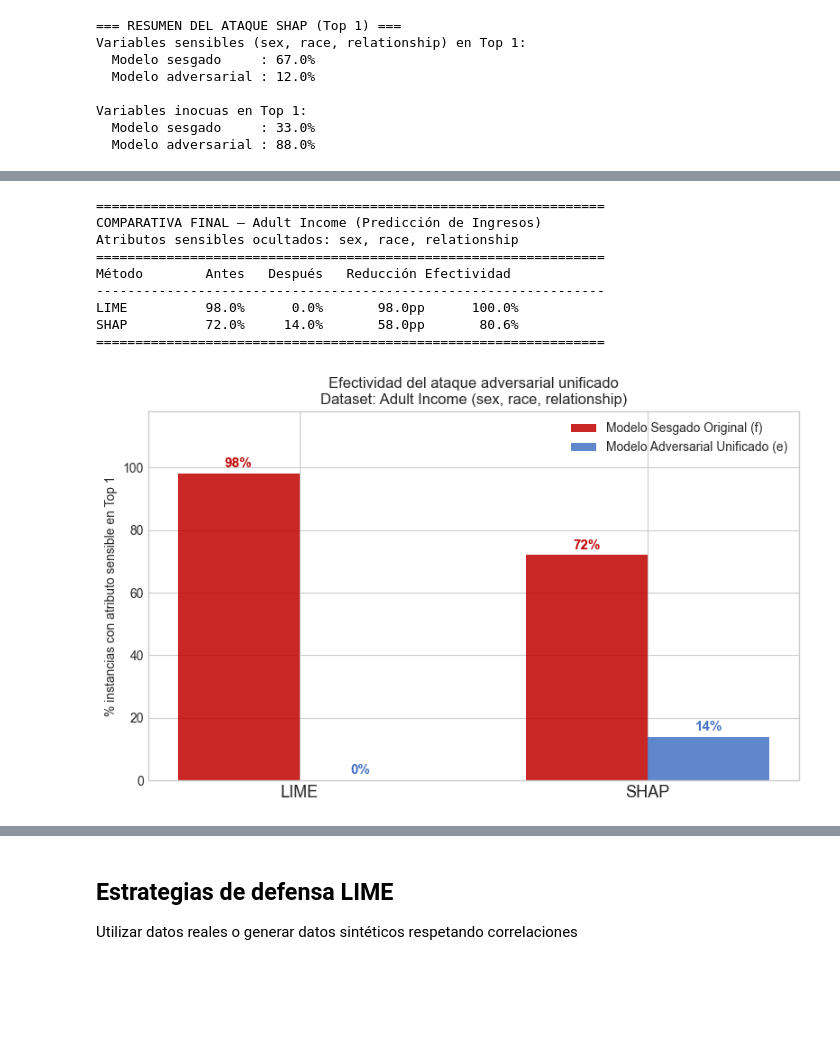
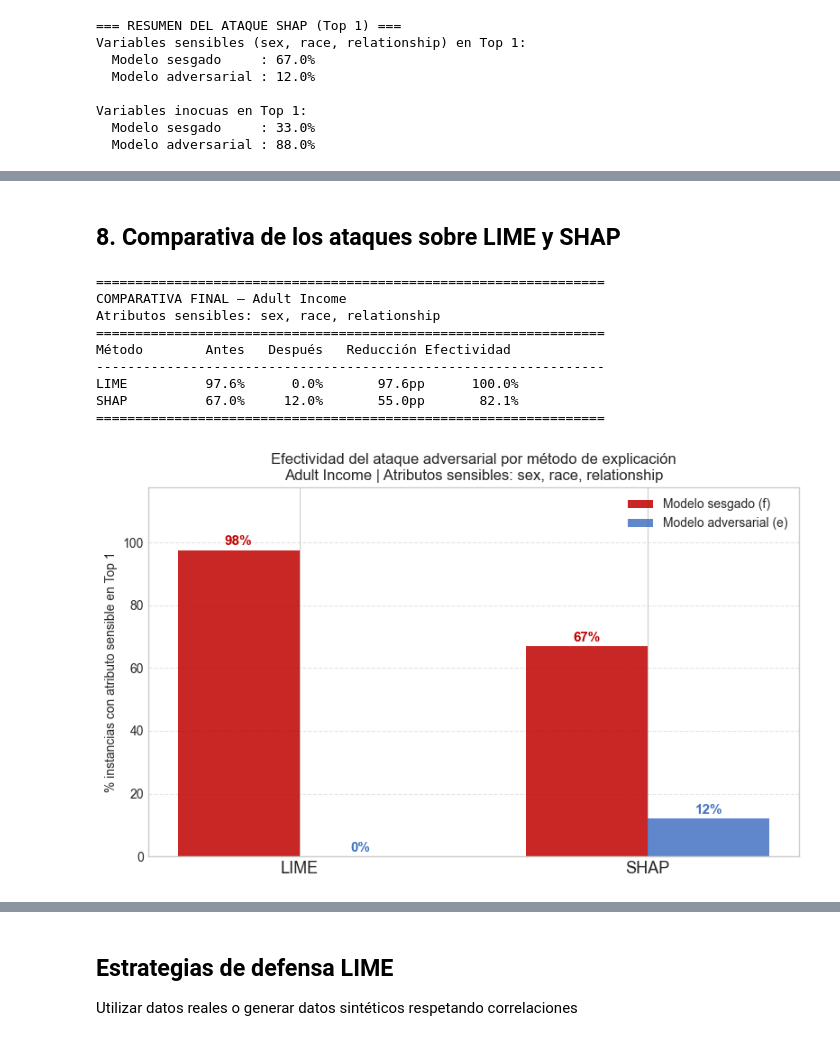
Before and after one commit to pfolgueira/proyecto-xia, a Jupyter notebook: adult_income.ipynb, the cells around one changed output, grey strips where cells are left out. Drawn from its saved outputs; the diff is of its cells as text; code cells hidden in the pictures; blank space fills up the shorter version.

```diff
--- a/adult_income.ipynb
+++ b/adult_income.ipynb
@@ -1148,63 +1115,62 @@ distintos, lo que refuerza la generalidad de sus conclusiones.
+# %% [markdown]
+## 8. Comparativa de los ataques sobre LIME y SHAP
 # %%
-# 1. Recopilar métricas (agrupando sex, race y relationship en el Top 1)
-# Utilizamos los diccionarios de estadísticas calculados en los pasos anteriores
+# ── Métricas comparativas ──────────────────────────────────────────────────
 lime_f = sumar_sensibles(stats_f_multi, 0)
 lime_e = sumar_sensibles(stats_e_multi, 0)
-shap_f = sumar_sensibles(stats_f_shap, 0)
-shap_e = sumar_sensibles(stats_e_shap, 0)
+shap_f = sumar_sensibles(stats_f_shap,  0)
+shap_e = sumar_sensibles(stats_e_shap,  0)
 
 print("="*65)
-print("COMPARATIVA FINAL — Adult Income (Predicción de Ingresos)")
-print("Atributos sensibles ocultados: sex, race, relationship")
+print("COMPARATIVA FINAL — Adult Income")
+print("Atributos sensibles: sex, race, relationship")
 print("="*65)
 print(f"{'Método':<10} {'Antes':>8} {'Después':>9} {'Reducción':>11} {'Efectividad'}")
 print("-"*65)
-
-# Iteramos solo sobre LIME y SHAP
-for name, before, after in [
-    ('LIME', lime_f, lime_e),
-    ('SHAP', shap_f, shap_e),
-]:
+for name, before, after in [('LIME', lime_f, lime_e), ('SHAP', shap_f, shap_e)]:
     red = before - after
     eff = red / before * 100 if before > 0 else 0
     print(f"{name:<10} {before:>7.1f}% {after:>8.1f}% {red:>10.1f}pp {eff:>10.1f}%")
 print("="*65)
 
-# 2. Gráfico resumen
+
+# ── Visualización ──────────────────────────────────────────────────────────
 fig, ax = plt.subplots(figsize=(8, 5))
-methods = ['LIME', 'SHAP']
+methods     = ['LIME', 'SHAP']
 before_vals = [lime_f, shap_f]
 after_vals  = [lime_e, shap_e]
+x, w        = np.arange(2), 0.35
 
-x = np.arange(len(methods))
-ancho_barra = 0.35
-
-ax.bar(x - ancho_barra/2, before_vals, ancho_barra, label='Modelo Sesgado Original (f)', color='#C00000', alpha=0.85)
-ax.bar(x + ancho_barra/2, after_vals,  ancho_barra, label='Modelo Adversarial Unificado (e)', color='#4472C4', alpha=0.85)
+ax.bar(x - w/2, before_vals, w, label='Modelo sesgado (f)',     color='#C00000', alpha=0.85)
+ax.bar(x + w/2, after_vals,  w, label='Modelo adversarial (e)', color='#4472C4', alpha=0.85)
 
 ax.set_xticks(x)
 ax.set_xticklabels(methods, fontsize=13)
 ax.set_ylabel('% instancias con atributo sensible en Top 1')
-ax.set_title('Efectividad del ataque adversarial unificado\nDataset: Adult Income (sex, race, relationship)')
+ax.set_title(
+    'Efectividad del ataque adversarial por método de explicación\n'
+    'Adult Income | Atributos sensibles: sex, race, relationship'
+)
 ax.legend()
-
-# Ajuste dinámico del eje Y para que los textos no se corten
 ax.set_ylim(0, max(max(before_vals), max(after_vals)) + 20)
+ax.grid(axis='y', linestyle='--', alpha=0.5)
 
 for xi, (b, a) in zip(x, zip(before_vals, after_vals)):
-    ax.text(xi - ancho_barra/2, b + 2, f'{b:.0f}%', ha='center', fontsize=11, fontweight='bold', color='#C00000')
-    ax.text(xi + ancho_barra/2, a + 2, f'{a:.0f}%', ha='center', fontsize=11, fontweight='bold', color='#4472C4')
+    ax.text(xi - w/2, b + 1.5, f'{b:.0f}%', ha='center', fontsize=11,
+            fontweight='bold', color='#C00000')
+    ax.text(xi + w/2, a + 1.5, f'{a:.0f}%', ha='center', fontsize=11,
+            fontweight='bold', color='#4472C4')
 
 plt.tight_layout()
 plt.show()
 # %% [output]
 =================================================================
-COMPARATIVA FINAL — Adult Income (Predicción de Ingresos)
-Atributos sensibles ocultados: sex, race, relationship
+COMPARATIVA FINAL — Adult Income
+Atributos sensibles: sex, race, relationship
 =================================================================
 Método        Antes   Después   Reducción Efectividad
 -----------------------------------------------------------------
-LIME          98.0%      0.0%       98.0pp      100.0%
-SHAP          72.0%     14.0%       58.0pp       80.6%
+LIME          97.6%      0.0%       97.6pp      100.0%
+SHAP          67.0%     12.0%       55.0pp       82.1%
 =================================================================
-[figure, old version]
+[figure, new version]
```
Also changed, not shown: parts of 5 cells of this notebook.
